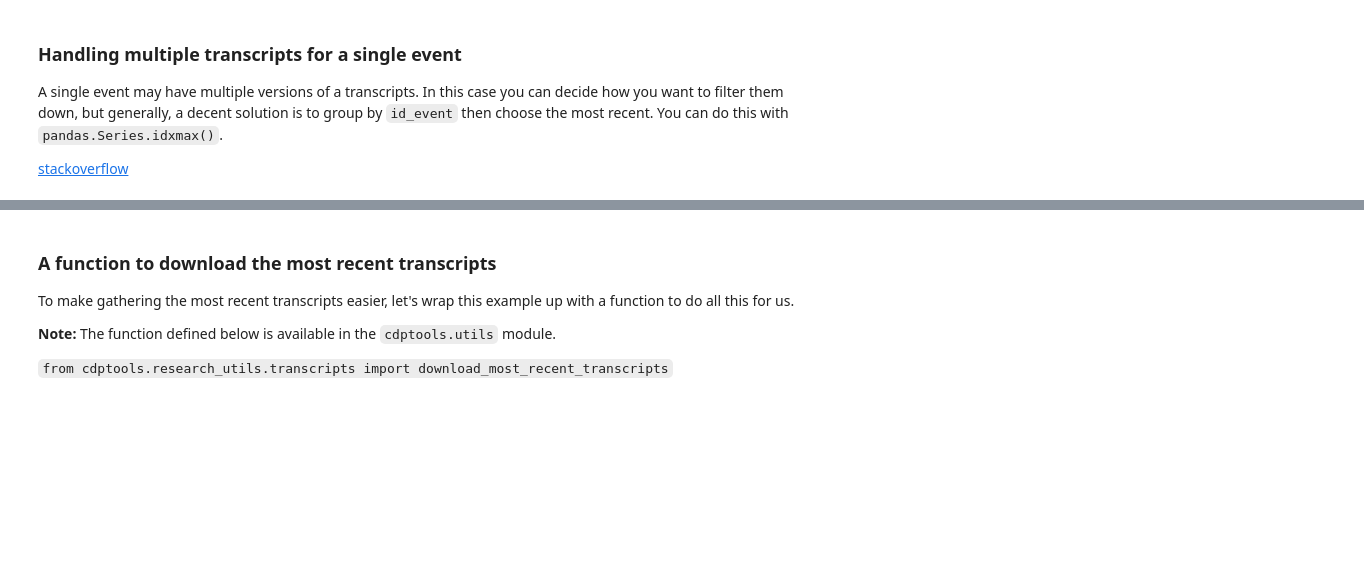
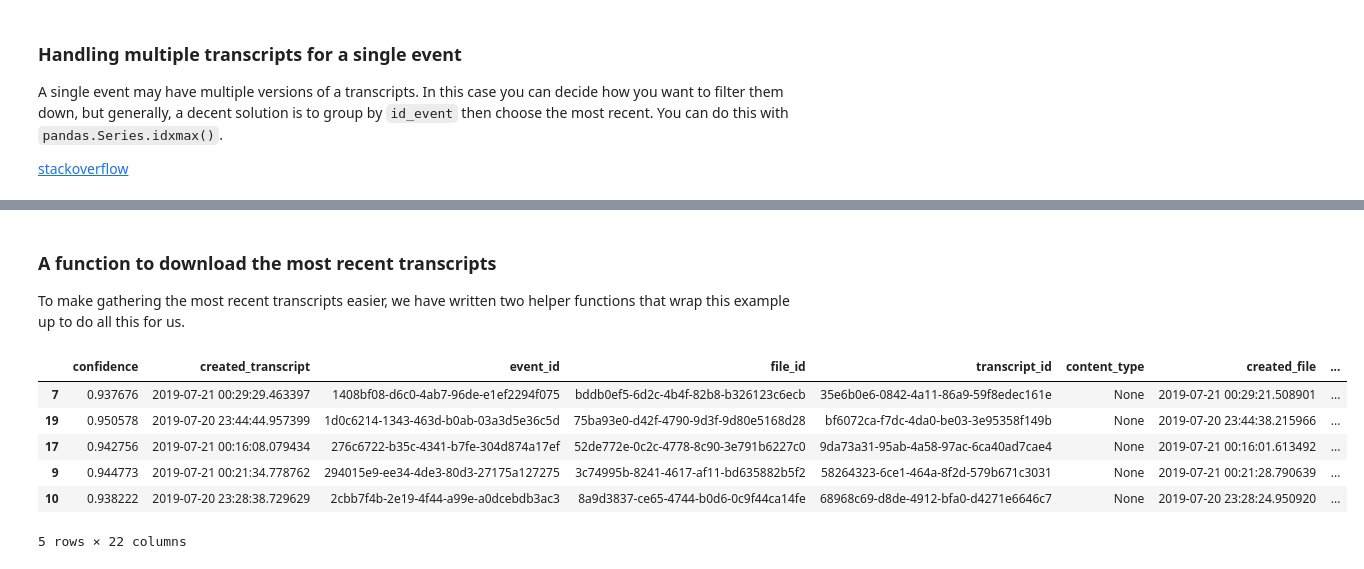
Before and after one commit to CouncilDataProject/cdptools_v2, a Jupyter notebook: examples/transcripts.ipynb, the cells around one changed output, grey strips where cells are left out. Cells and saved outputs as stored; diff of their text form; code cells hidden in the pictures; blank space fills up the shorter version.

Commit message:
Update example notebooks

```diff
--- a/examples/transcripts.ipynb
+++ b/examples/transcripts.ipynb
@@ -110,8 +112,4 @@ most_recent.head()
 # %% [markdown]
 ### A function to download the most recent transcripts
 
-To make gathering the most recent transcripts easier, let's wrap this example up with a function to do all this for us.
-
-**Note:** The function defined below is available in the `cdptools.utils` module.
-
-`from cdptools.research_utils.transcripts import download_most_recent_transcripts`
+To make gathering the most recent transcripts easier, we have written two helper functions that wrap this example up to do all this for us.
@@ -173 +116,17 @@ def download_most_recent_transcripts(db: Database, fs: FileStore, save_dir: Opti
+# %%
+from pathlib import Path
+from typing import Optional, Union
+
+from cdptools.research_utils import transcripts
+
+transcript_manifest = transcripts.get_most_recent_transcript_manifest(db)
+transcript_manifest.head()
+# %% [output]
+|  | confidence | created_transcript | event_id | file_id | transcript_id | content_type | created_file | ... |
+| 7 | 0.937676 | 2019-07-21 00:29:29.463397 | 1408bf08-d6c0-4ab7-96de-e1ef2294f075 | bddb0ef5-6d2c-4b4f-82b8-b326123c6ecb | 35e6b0e6-0842-4a11-86a9-59f8edec161e | None | 2019-07-21 00:29:21.508901 | ... |
+| 19 | 0.950578 | 2019-07-20 23:44:44.957399 | 1d0c6214-1343-463d-b0ab-03a3d5e36c5d | 75ba93e0-d42f-4790-9d3f-9d80e5168d28 | bf6072ca-f7dc-4da0-be03-3e95358f149b | None | 2019-07-20 23:44:38.215966 | ... |
+| 17 | 0.942756 | 2019-07-21 00:16:08.079434 | 276c6722-b35c-4341-b7fe-304d874a17ef | 52de772e-0c2c-4778-8c90-3e791b6227c0 | 9da73a31-95ab-4a58-97ac-6ca40ad7cae4 | None | 2019-07-21 00:16:01.613492 | ... |
+| 9 | 0.944773 | 2019-07-21 00:21:34.778762 | 294015e9-ee34-4de3-80d3-27175a127275 | 3c74995b-8241-4617-af11-bd635882b5f2 | 58264323-6ce1-464a-8f2d-579b671c3031 | None | 2019-07-21 00:21:28.790639 | ... |
+| 10 | 0.938222 | 2019-07-20 23:28:38.729629 | 2cbb7f4b-2e19-4f44-a99e-a0dcebdb3ac3 | 8a9d3837-ce65-4744-b0d6-0c9f44ca14fe | 68968c69-d8de-4912-bfa0-d4271e6646c7 | None | 2019-07-20 23:28:24.950920 | ... |
+5 rows × 22 columns
 # %%
```
Also changed, not shown: parts of 8 cells of this notebook, 3 other files.
